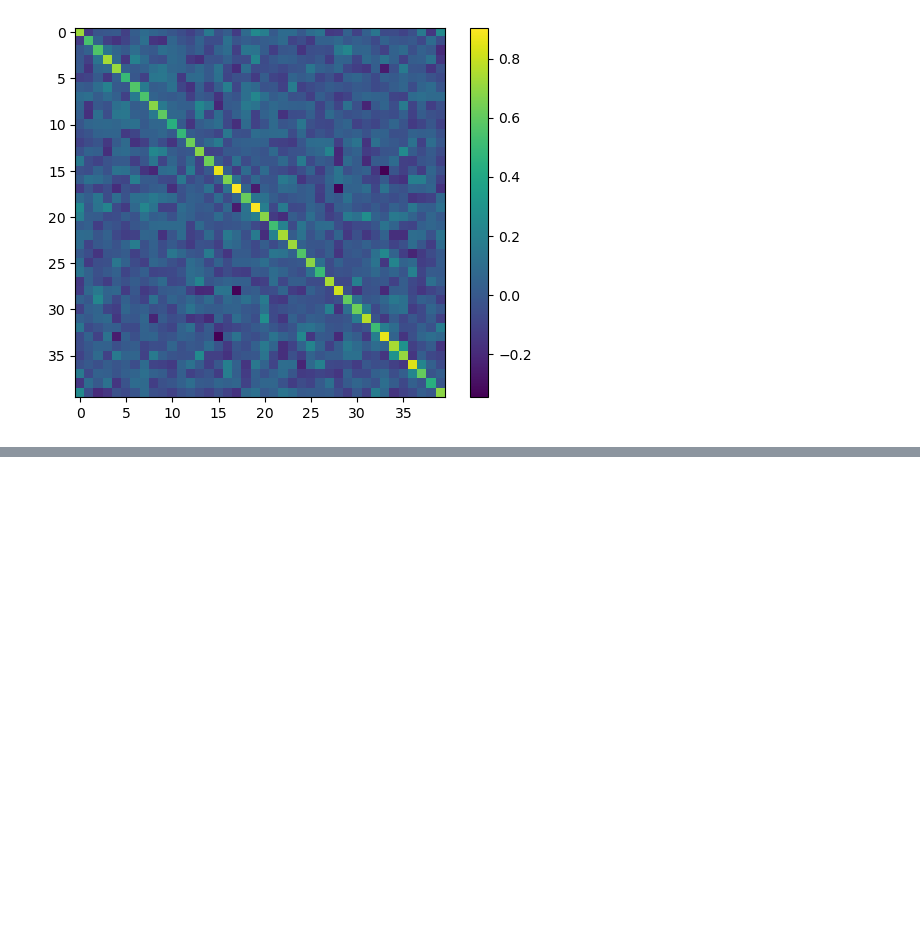
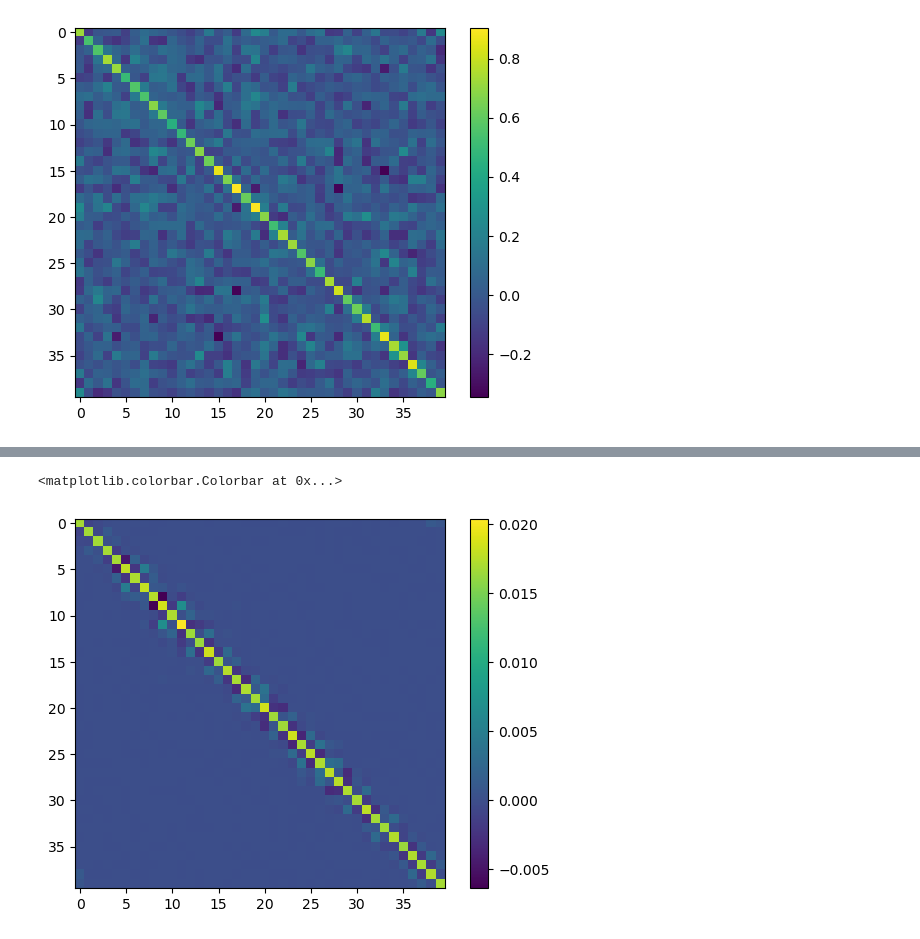
Before and after one commit to Julians42/ACM270, a Jupyter notebook: lorenz96/eki_lorenz96.ipynb, the cells around one changed output, grey strips where cells are left out. Cells and saved outputs as stored; diff of their text form; code cells hidden in the pictures; blank space fills up the shorter version.

```diff
--- a/lorenz96/eki_lorenz96.ipynb
+++ b/lorenz96/eki_lorenz96.ipynb
@@ -173,0 +249,10 @@ IndexError: too many indices for array: array is 1-dimensional, but 2 were index
+# %%
+# calculate the mean and covariance matrix of EKI result
+mean_eki = next_theta.mean(axis=1)
+cov_eki = np.cov(next_theta, bias=True)
+# %%
+plt.imshow(cov_eki * 100) # cool to see that only local correlations exist
+plt.colorbar()
+# %% [output]
+<matplotlib.colorbar.Colorbar at 0x...>
+[figure, added]
```
Also changed, not shown: parts of 20 cells of this notebook.
